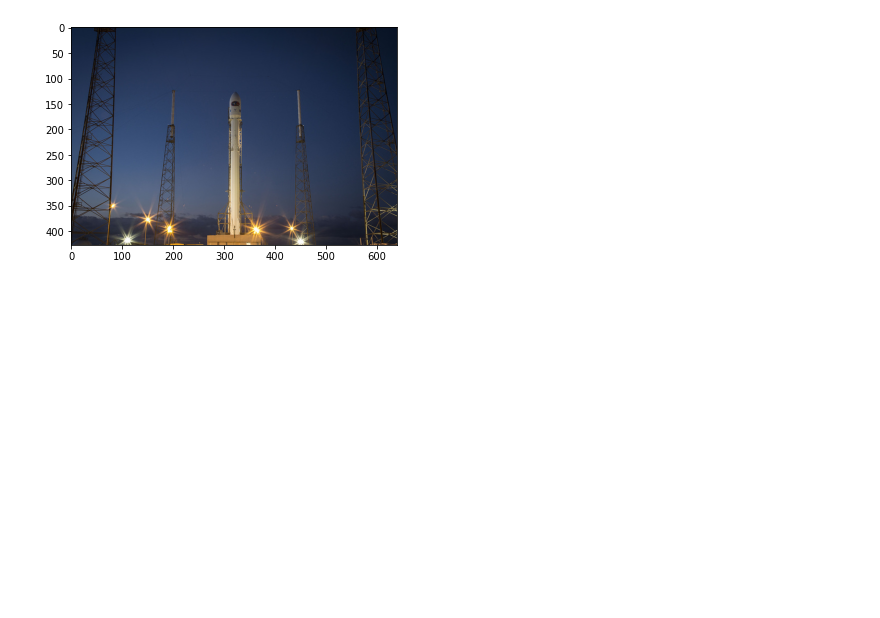
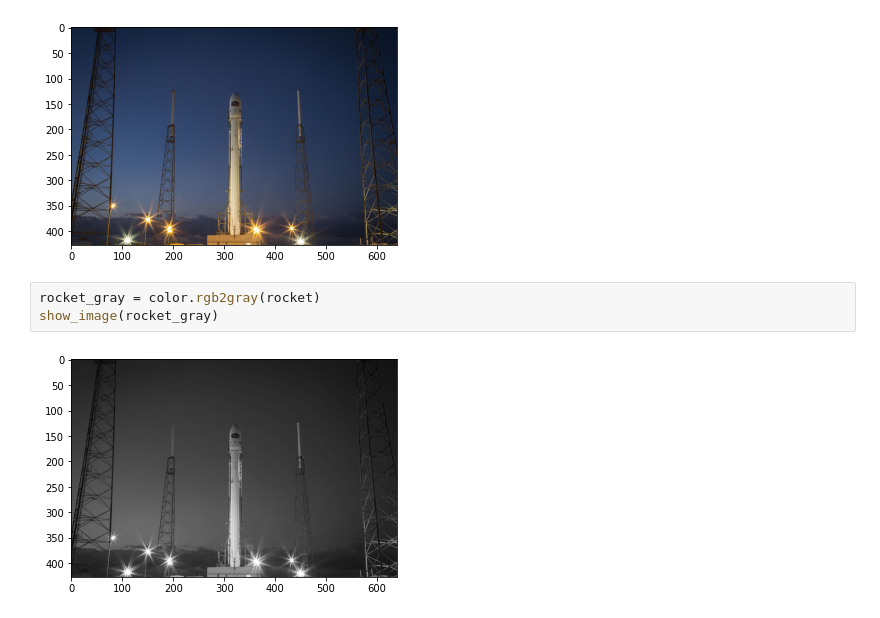
Before and after one commit to afizs/be-theboss-in-python, a Jupyter notebook: 100-programs/81_image_processing.ipynb, the cells around one changed output. Cells and saved outputs as stored; diff of their text form; blank space fills up the shorter version.

```diff
--- a/100-programs/81_image_processing.ipynb
+++ b/100-programs/81_image_processing.ipynb
@@ -8,3 +8,8 @@ rocket = data.rocket()
 show_image(rocket)
 # %% [output]
 [figure]
+# %%
+rocket_gray = color.rgb2gray(rocket)
+show_image(rocket_gray)
+# %% [output]
+[figure, added]
```
Also changed, not shown: parts of 3 cells of this notebook.
